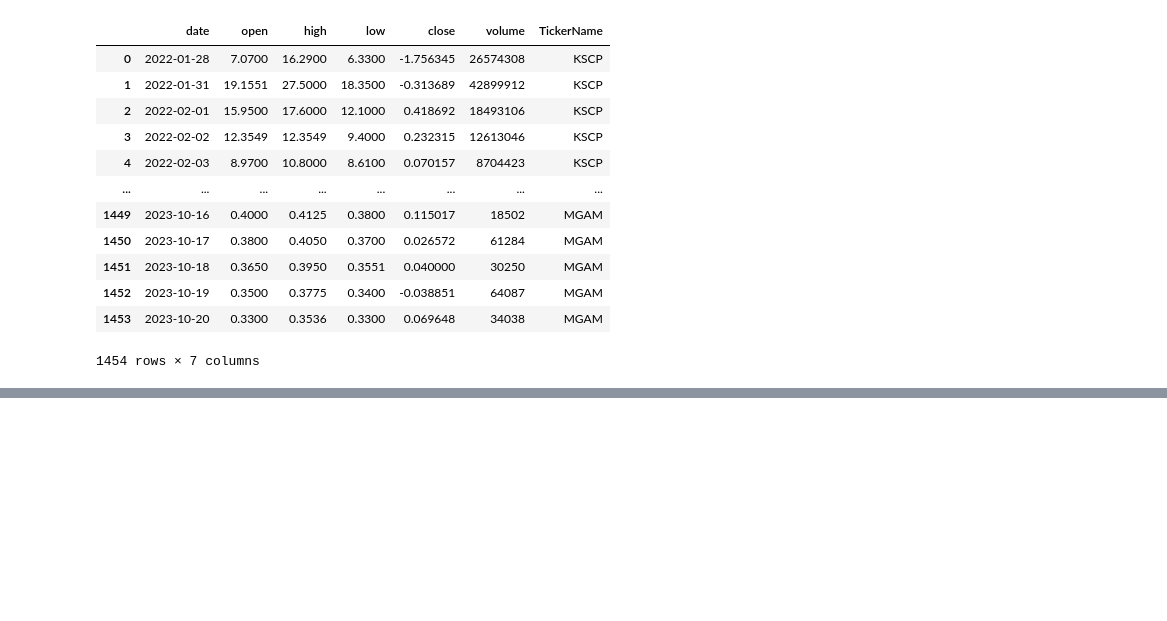
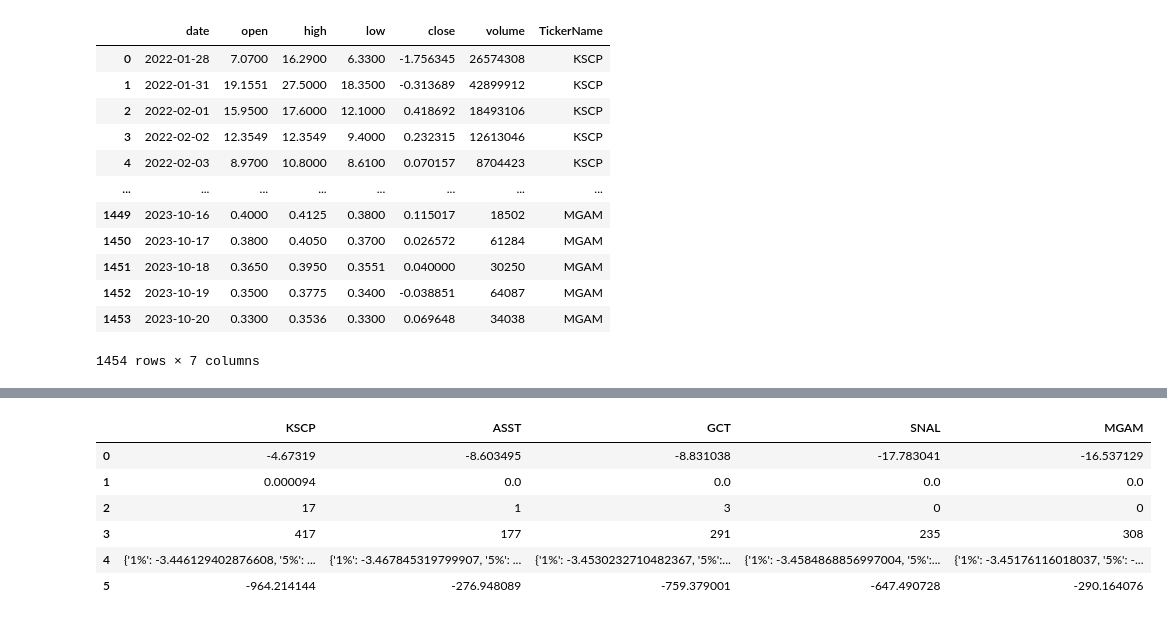
Before and after one commit to carefulDoppelganger/NotebookSamples, a Jupyter notebook: Model/simple_model.ipynb, the cells around one changed output, grey strips where cells are left out. Saved outputs shown, nothing was run; the diff lists cells and outputs as text; code cells hidden in the pictures; blank space fills up the shorter version.

```diff
--- a/Model/simple_model.ipynb
+++ b/Model/simple_model.ipynb
@@ -119,0 +162,10 @@ pd.DataFrame(results)
+# %%
+adf_results
+# %% [output]
+|  | KSCP | ASST | GCT | SNAL | MGAM |
+| 0 | -4.67319 | -8.603495 | -8.831038 | -17.783041 | -16.537129 |
+| 1 | 0.000094 | 0.0 | 0.0 | 0.0 | 0.0 |
+| 2 | 17 | 1 | 3 | 0 | 0 |
+| 3 | 417 | 177 | 291 | 235 | 308 |
+| 4 | {'1%': -3.446129402876608, '5%': ... | {'1%': -3.467845319799907, '5%': ... | {'1%': -3.4530232710482367, '5%':... | {'1%': -3.4584868856997004, '5%':... | {'1%': -3.45176116018037, '5%': -... |
+| 5 | -964.214144 | -276.948089 | -759.379001 | -647.490728 | -290.164076 |
```
Also changed, not shown: parts of 7 cells of this notebook.
